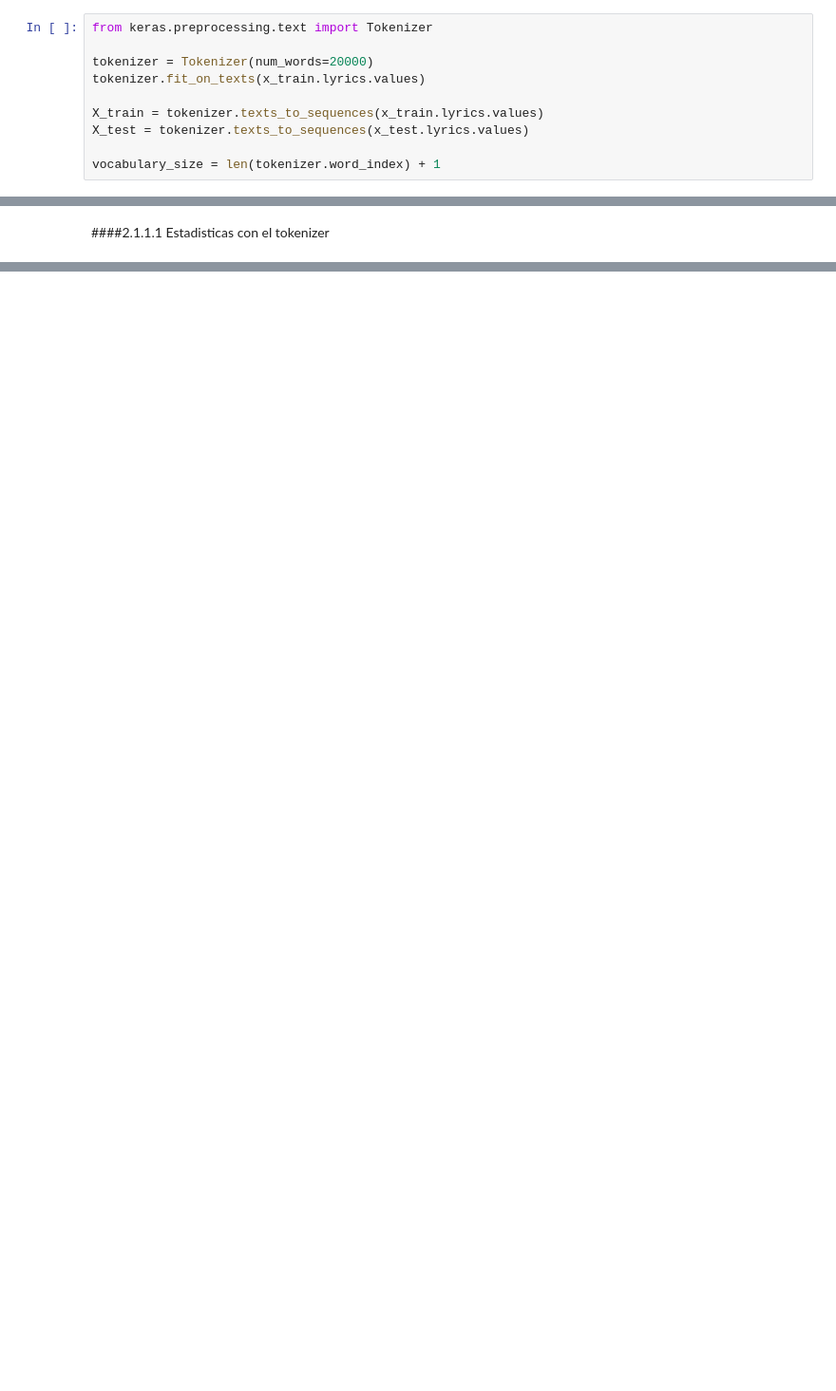
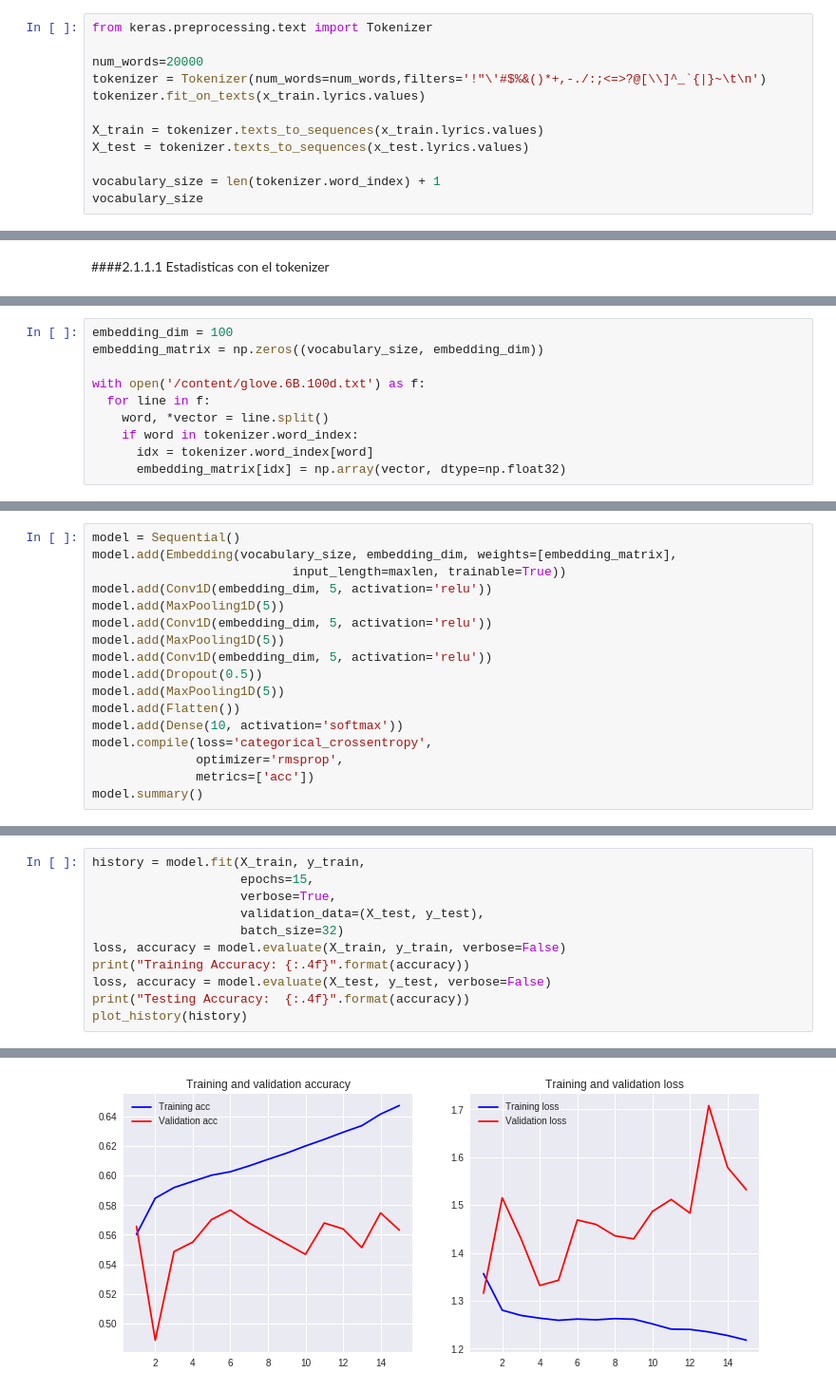
Before and after one commit to Yelis3/musicGenreClassifierByLyrics, a Jupyter notebook: Clasificador_de_géneros_musicales.ipynb, the cells around one changed output, grey strips where cells are left out. Shown: that part at 95% size. Cells and saved outputs as stored; diff of their text form; blank space fills up the shorter version.

```diff
--- a/Clasificador_de_géneros_musicales.ipynb
+++ b/Clasificador_de_géneros_musicales.ipynb
@@ -202,10 +222,12 @@ Usamos el tokenizer de keras para crear una represetacion vectorial de las letra
 # %%
 from keras.preprocessing.text import Tokenizer
 
-tokenizer = Tokenizer(num_words=20000)
+num_words=20000
+tokenizer = Tokenizer(num_words=num_words,filters='!"\'#$%&()*+,-./:;<=>?@[\\]^_`{|}~\t\n')
 tokenizer.fit_on_texts(x_train.lyrics.values)
 
 X_train = tokenizer.texts_to_sequences(x_train.lyrics.values)
 X_test = tokenizer.texts_to_sequences(x_test.lyrics.values)
 
 vocabulary_size = len(tokenizer.word_index) + 1
+vocabulary_size
@@ -317,0 +327,10 @@ tokenizer.word_index
+# %%
+embedding_dim = 100
+embedding_matrix = np.zeros((vocabulary_size, embedding_dim))
+
+with open('/content/glove.6B.100d.txt') as f:
+  for line in f:
+    word, *vector = line.split()
+    if word in tokenizer.word_index:
+      idx = tokenizer.word_index[word]
+      embedding_matrix[idx] = np.array(vector, dtype=np.float32)
@@ -317,0 +392,17 @@ tokenizer.word_index
+# %%
+model = Sequential()
+model.add(Embedding(vocabulary_size, embedding_dim, weights=[embedding_matrix],
+                           input_length=maxlen, trainable=True))
+model.add(Conv1D(embedding_dim, 5, activation='relu'))
+model.add(MaxPooling1D(5))
+model.add(Conv1D(embedding_dim, 5, activation='relu'))
+model.add(MaxPooling1D(5))
+model.add(Conv1D(embedding_dim, 5, activation='relu'))
+model.add(Dropout(0.5))
+model.add(MaxPooling1D(5))
+model.add(Flatten())
+model.add(Dense(10, activation='softmax'))
+model.compile(loss='categorical_crossentropy',
+              optimizer='rmsprop',
+              metrics=['acc'])
+model.summary()
@@ -317,0 +430,12 @@ tokenizer.word_index
+# %%
+history = model.fit(X_train, y_train,
+                    epochs=15,
+                    verbose=True,
+                    validation_data=(X_test, y_test),
+                    batch_size=32)
+loss, accuracy = model.evaluate(X_train, y_train, verbose=False)
+print("Training Accuracy: {:.4f}".format(accuracy))
+loss, accuracy = model.evaluate(X_test, y_test, verbose=False)
+print("Testing Accuracy:  {:.4f}".format(accuracy))
+plot_history(history)
+# %% [output]
@@ -318 +459,2 @@ tokenizer.word_index
+[figure, added]
 # %% [markdown]
```
Also changed, not shown: parts of 57 cells of this notebook.
